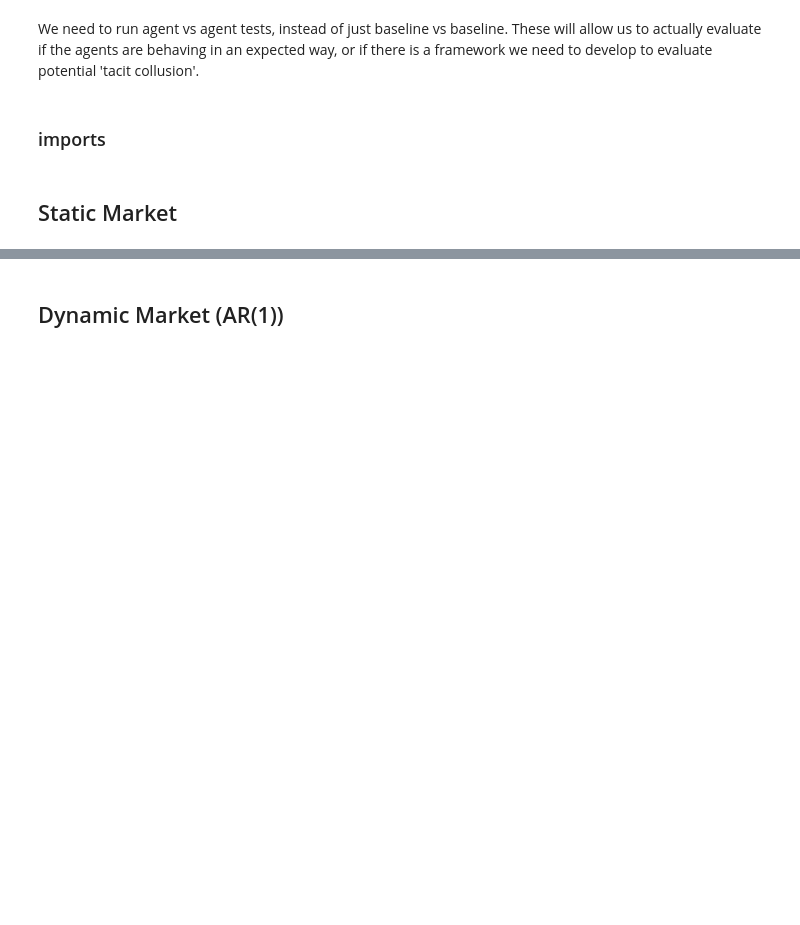
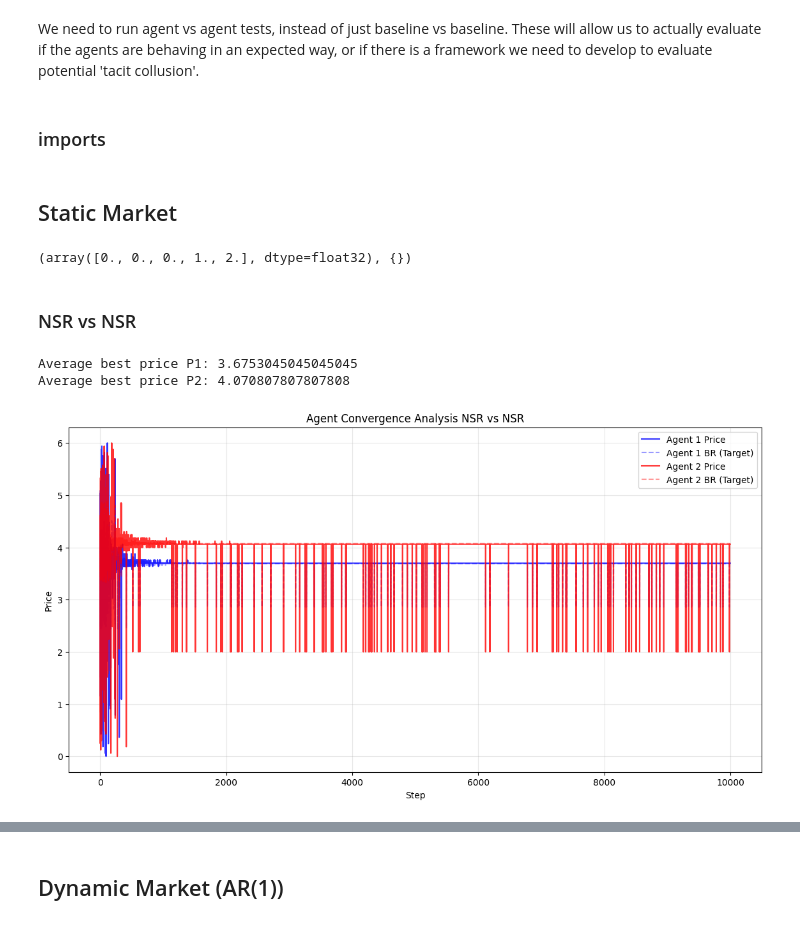
Before and after one commit to alan-w25/cis-6200-final, a Jupyter notebook: market_audit/notebooks/agent_agent_tests.ipynb, the cells around one changed output, grey strips where cells are left out. Cells and saved outputs as stored; diff of their text form; code cells hidden in the pictures; blank space fills up the shorter version.

Commit message:
added agent agent nsr

```diff
--- a/market_audit/notebooks/agent_agent_tests.ipynb
+++ b/market_audit/notebooks/agent_agent_tests.ipynb
@@ -19,18 +19,25 @@ from agent_zoo import NSRAgent, FixedPriceAgent, RandomAgent, RLAgent
 env_config = {
     'market_mode': 'static',
     'production_costs': [1.0, 2.0],
-    'quality': [2.0, 2.0],
+    'quality': [5.0, 5.0],
     'price_sensitivity': 0.8, # Back to standard sensitivity
     'max_price': 6.0,
     'cost_std': 0.0,
     'max_steps': 10000
 }
-nsr_config = {
+nsr_config_1 = {
     'n_bins': 100,
-    'learning_rate': 0.1,
-    'quality': 2.0,           # Must match env
+    'learning_rate': 0.01,
+    'quality': 5.0,           # Must match env
     'price_sensitivity': 0.8, # Must match env
     'cost': 1.0               # Agent 1's cost
+}
+nsr_config_2 = {
+    'n_bins': 100,
+    'learning_rate': 0.01,
+    'quality': 5.0,           # Must match env
+    'price_sensitivity': 0.8, # Must match env
+    'cost': 2.0               # Agent 2's cost
 }
 rl_config = {
     'state_dim': 5,          # Dimension of observation space (must match env)
@@ -44,5 +51,21 @@ rl_config = {
     'batch_size': 64,        # Training batch size
     'memory_size': 2000,     # Replay buffer size
 }
-fixed_config = {'fixed_price':2.5}
-random_config = {'max_price':6.0}
+# %%
+env = DuopolyEnv(config=env_config)
+env.reset()
+# %% [output]
+(array([0., 0., 0., 1., 2.], dtype=float32), {})
+# %% [markdown]
+### NSR vs NSR
+# %%
+nsr_1 = NSRAgent(env.action_space, config=nsr_config_1)
+nsr_2 = NSRAgent(env.action_space, config=nsr_config_2)
+# %%
+nsr_nsr = run_episode(env, nsr_1, nsr_2, label="NSR vs NSR", train_mode=True)
+# %%
+plot_generalized_convergence(nsr_nsr, env_config, title_suffix="NSR vs NSR")
+# %% [output]
+Average best price P1: 3.6753045045045045
+Average best price P2: 4.070807807807808
+[figure, added]
```
Also changed, not shown: parts of 2 cells of this notebook, 3 other files.
